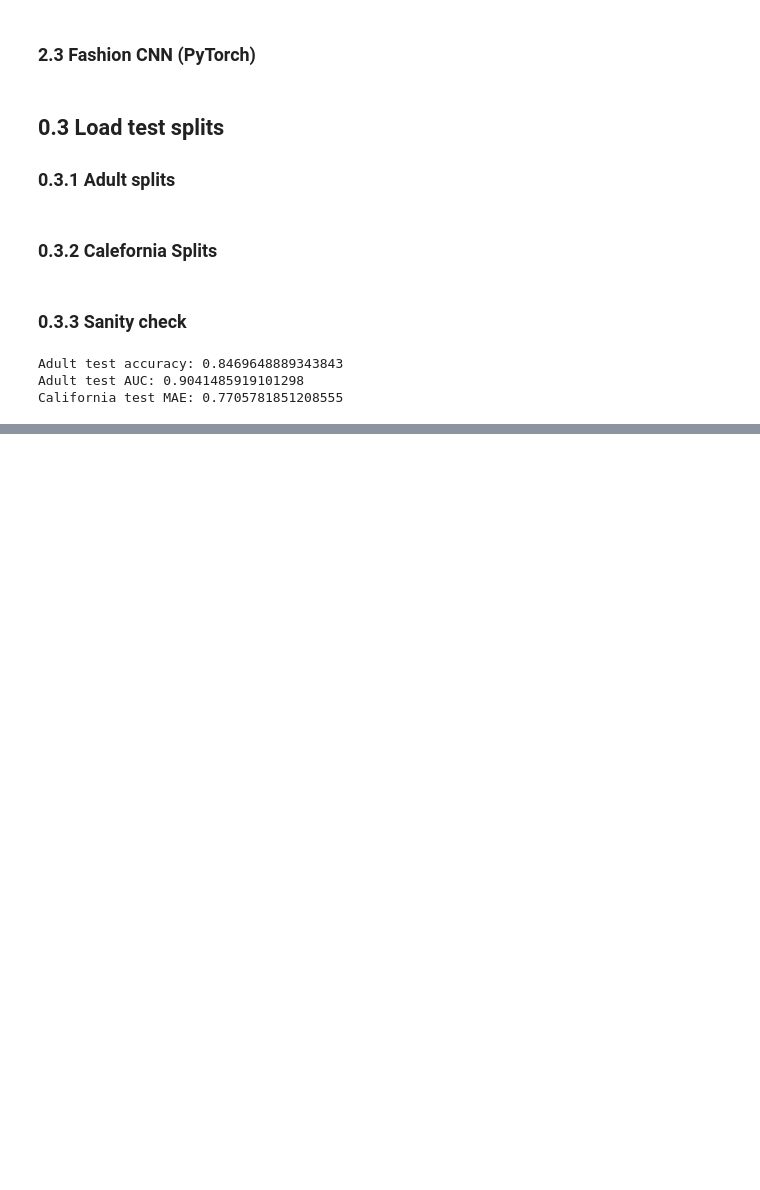
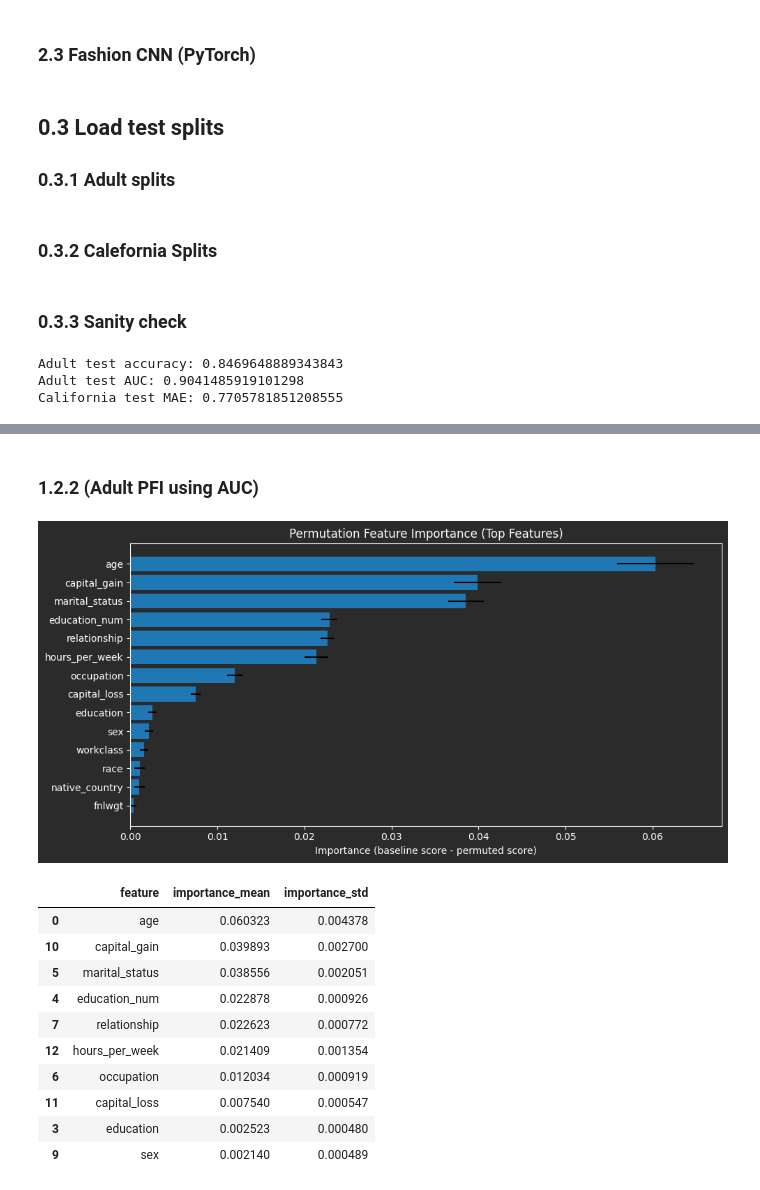
Before and after one commit to eddedomer/Interpertable-AI-for-Deep-Learning-Models, a Jupyter notebook: notebooks/Edvin_Sanfridsson_Love_Carlander_Strandäng.ipynb, the cells around one changed output, grey strips where cells are left out. Drawn from its saved outputs; the diff is of its cells as text; code cells hidden in the pictures; blank space fills up the shorter version.

```diff
--- a/notebooks/Edvin_Sanfridsson_Love_Carlander_Strandäng.ipynb
+++ b/notebooks/Edvin_Sanfridsson_Love_Carlander_Strandäng.ipynb
@@ -162,0 +401,34 @@ California test MAE: 0.7705781851208555
+# %% [markdown]
+### 1.2.2 (Adult PFI using AUC)
+# %%
+sampled_adult_test_df = adult_test_df.sample(min(6000, len(adult_test_df)), random_state=RANDOM_SEED)
+
+# If y_test is a pandas Series:
+# Convert y_test to a Series aligned to adult_test_df's index, then select the sampled rows
+adult_y_test_series = pd.Series(y_test, index=adult_test_df.index)
+sampled_adult_y_test = adult_y_test_series.loc[sampled_adult_test_df.index].to_numpy()
+
+adult_pfi_dataframe = compute_permutation_feature_importance(
+    features_dataframe=sampled_adult_test_df,
+    target_array=sampled_adult_y_test,
+    prediction_function=predict_adult_positive_probability,
+    scoring_function=roc_auc_score,
+    permutation_repeat_count=10,
+    max_feature_count_to_show=15,
+    random_seed=RANDOM_SEED,
+)
+
+adult_pfi_dataframe.head(10)
+# %% [output]
+[figure, added]
+|  | feature | importance_mean | importance_std |
+| 0 | age | 0.060323 | 0.004378 |
+| 10 | capital_gain | 0.039893 | 0.002700 |
+| 5 | marital_status | 0.038556 | 0.002051 |
+| 4 | education_num | 0.022878 | 0.000926 |
+| 7 | relationship | 0.022623 | 0.000772 |
+| 12 | hours_per_week | 0.021409 | 0.001354 |
+| 6 | occupation | 0.012034 | 0.000919 |
+| 11 | capital_loss | 0.007540 | 0.000547 |
+| 3 | education | 0.002523 | 0.000480 |
+| 9 | sex | 0.002140 | 0.000489 |
```
Also changed, not shown: parts of 37 cells of this notebook.
